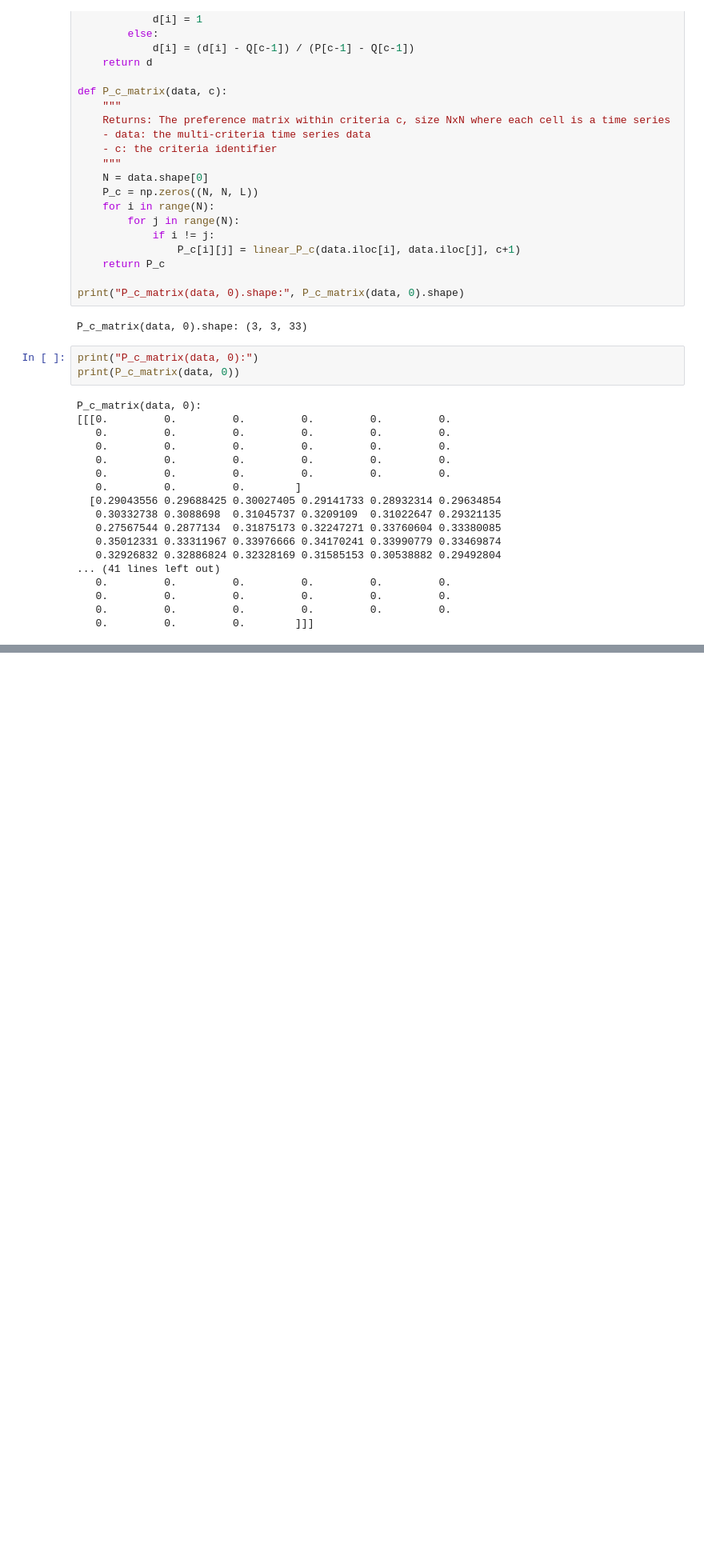
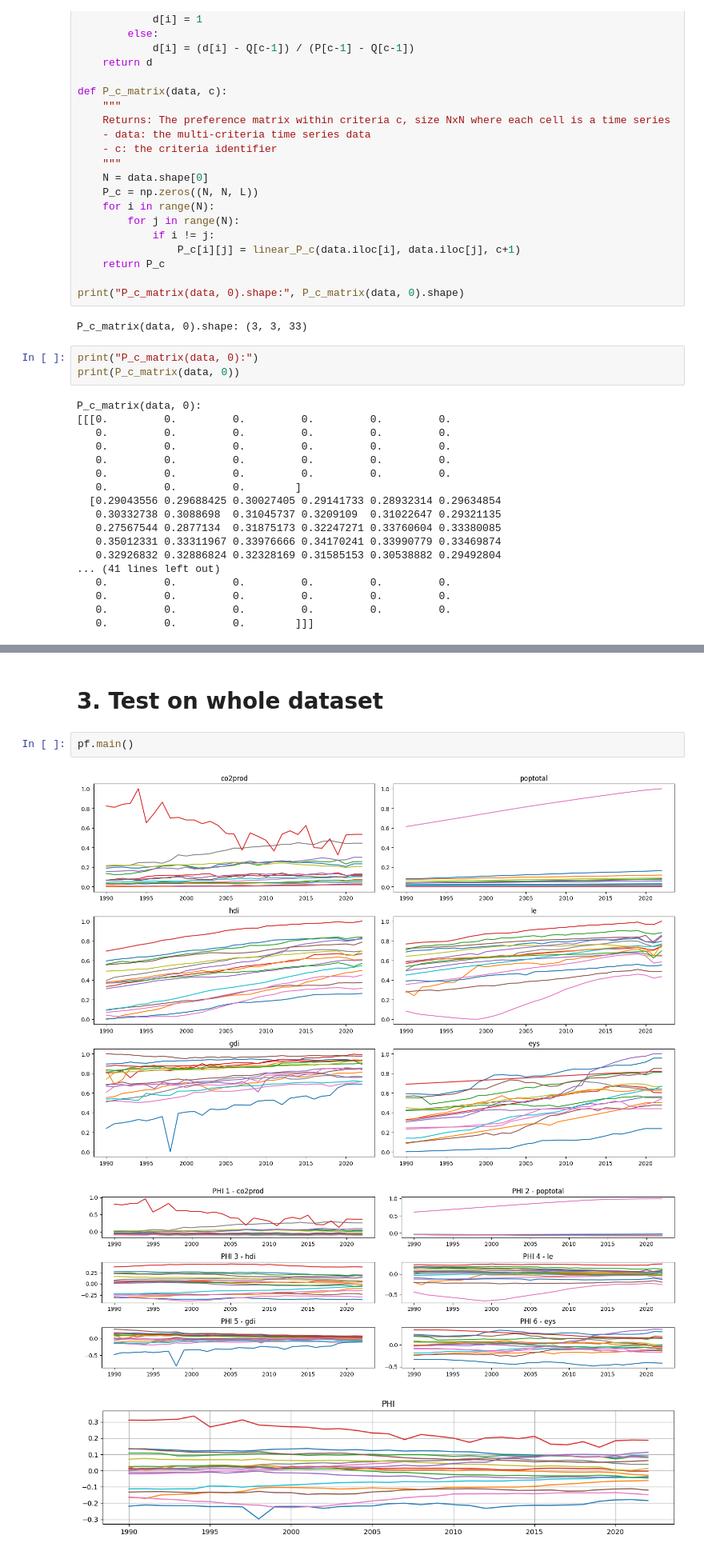
Before and after one commit to R4phou/ulb-master-thesis, a Jupyter notebook: code/src/GAMMA_TS.ipynb, the cells around one changed output, grey strips where cells are left out. Shown at 80% size. Saved outputs shown, nothing was run; the diff lists cells and outputs as text; blank space fills up the shorter version.

```diff
--- a/code/src/GAMMA_TS.ipynb
+++ b/code/src/GAMMA_TS.ipynb
@@ -152,0 +222,8 @@ TypeError: Cannot interpret '33' as a data type
+# %% [markdown]
+# 3. Test on whole dataset
+# %%
+pf.main()
+# %% [output]
+[figure, added]
+[figure, added]
+[figure, added]
```
Also changed, not shown: parts of 5 cells of this notebook, 8 other files.
